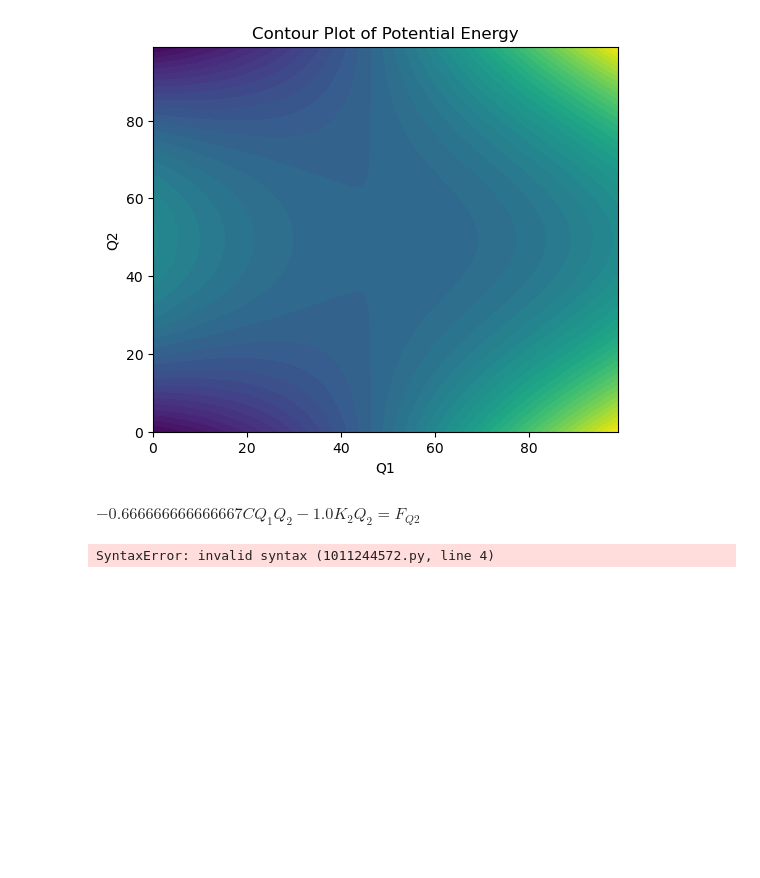
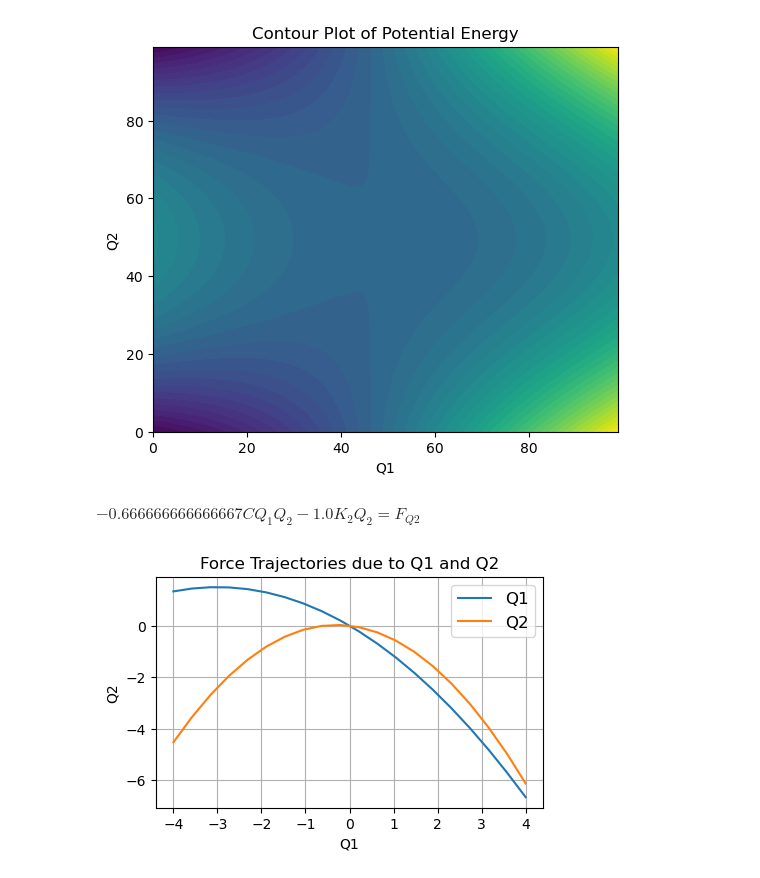
Before and after one commit to Phys3510-Fall2024/final-exam-MickyNG-94, a Jupyter notebook: final-exam-question-1.ipynb, the cells around one changed output. Saved outputs shown, nothing was run; the diff lists cells and outputs as text; code cells hidden in the pictures; blank space fills up the shorter version.

```diff
--- a/final-exam-question-1.ipynb
+++ b/final-exam-question-1.ipynb
@@ -169,20 +169,20 @@ force_plot2 = force(y)
 # %%
 plt.figure(figsize=(5, 3))
 
 plt.plot(x, force_plot,
         label = Q1)
 
 plt.plot(x, force_plot2,
         label = Q2)
 
 plt.legend(fontsize = 12)
 
 plt.xlabel('Q1')
 plt.ylabel('Q2')
-plt.title('Force Trajectories')
+plt.title('Force Trajectories due to Q1 and Q2')
 plt.grid(True)
 
 
 plt.show()
 # %% [output]
-SyntaxError: invalid syntax (1011244572.py, line 4)
+[figure, added]
```
